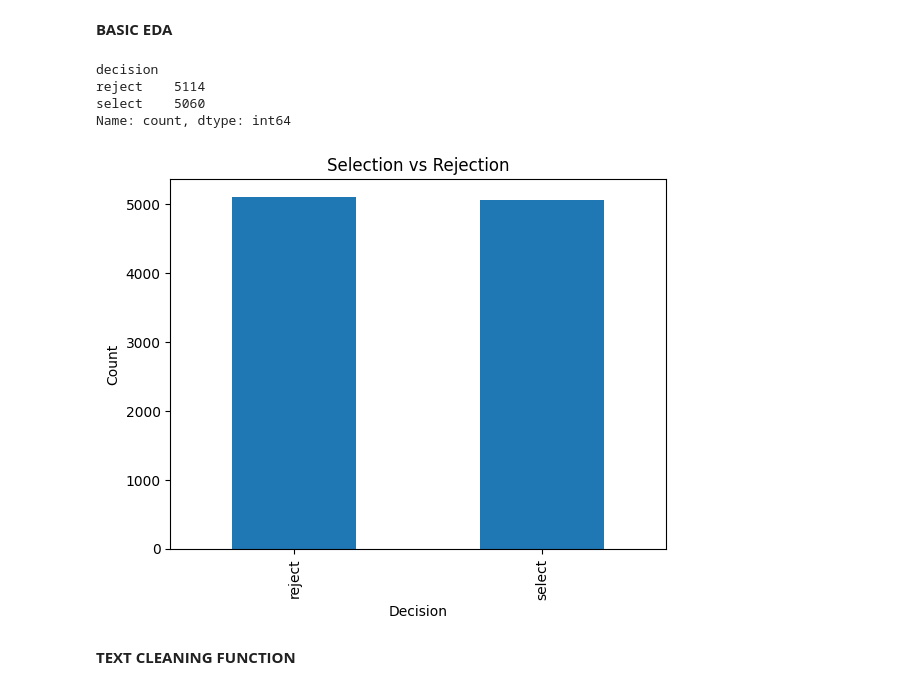
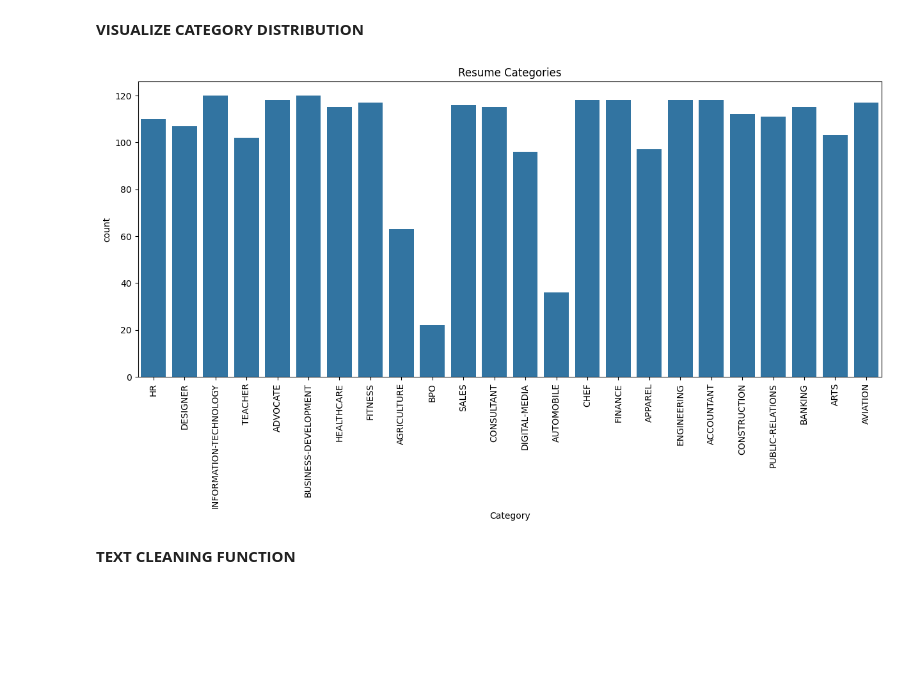
Before and after one commit to jannatul-fredaues/HireMind-AI, a Jupyter notebook: Data Preprocessing/HireMind_AI.ipynb, the cells around one changed output. Saved outputs shown, nothing was run; the diff lists cells and outputs as text; code cells hidden in the pictures; blank space fills up the shorter version.

```diff
--- a/Data Preprocessing/HireMind_AI.ipynb
+++ b/Data Preprocessing/HireMind_AI.ipynb
@@ -120,21 +140,17 @@ Job_Description        0
 dtype: int64
-# %% [markdown]
-**BASIC EDA**
-# %%
-
-print(df['decision'].value_counts())  ## Decision count
-
-df['decision'].value_counts().plot(kind='bar')# Plot decision distribution
-
-plt.title("Selection vs Rejection")
-plt.xlabel("Decision")
-plt.ylabel("Count")
-plt.show()
-# %% [output]
-decision
-reject    5114
-select    5060
-Name: count, dtype: int64
-[figure, removed]
+# %% [markdown]
+ **VISUALIZE CATEGORY DISTRIBUTION**
+# %%
+plt.figure(figsize=(15,6))
+
+sns.countplot(x=df['Category'])
+
+plt.xticks(rotation=90)
+
+plt.title("Resume Categories")
+
+plt.show()
+# %% [output]
+[figure, added]
 # %% [markdown]
 **TEXT CLEANING FUNCTION**
```
Also changed, not shown: parts of 76 cells of this notebook.
